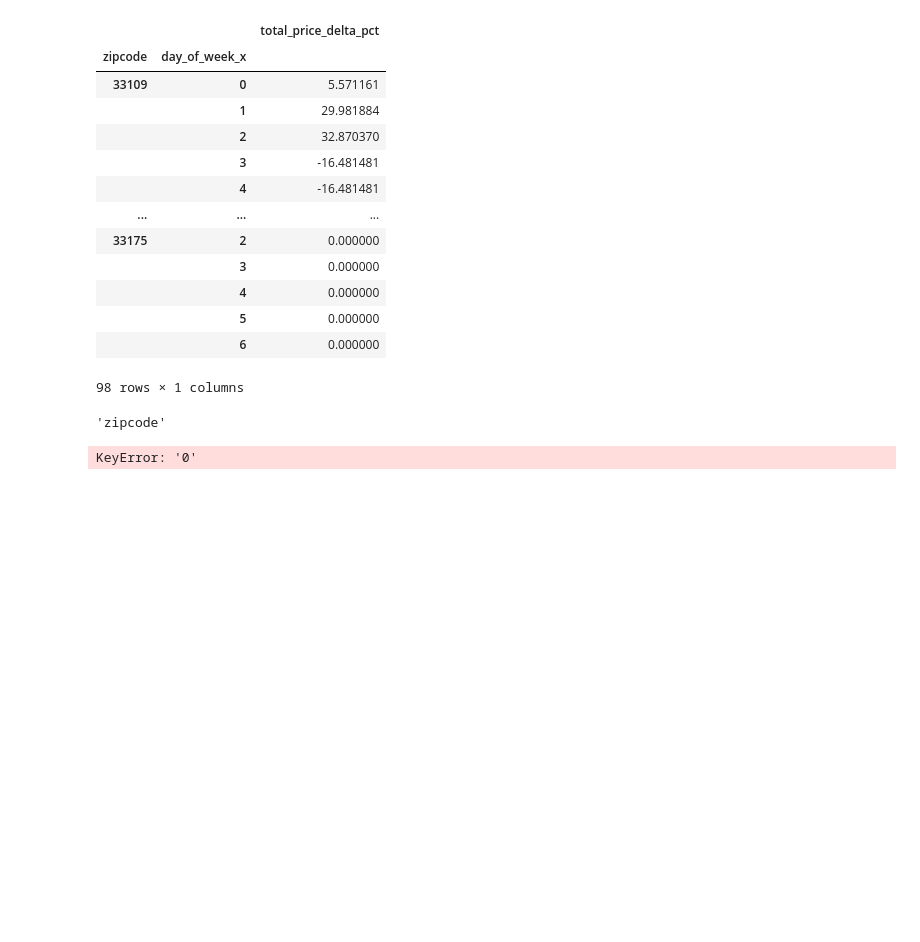
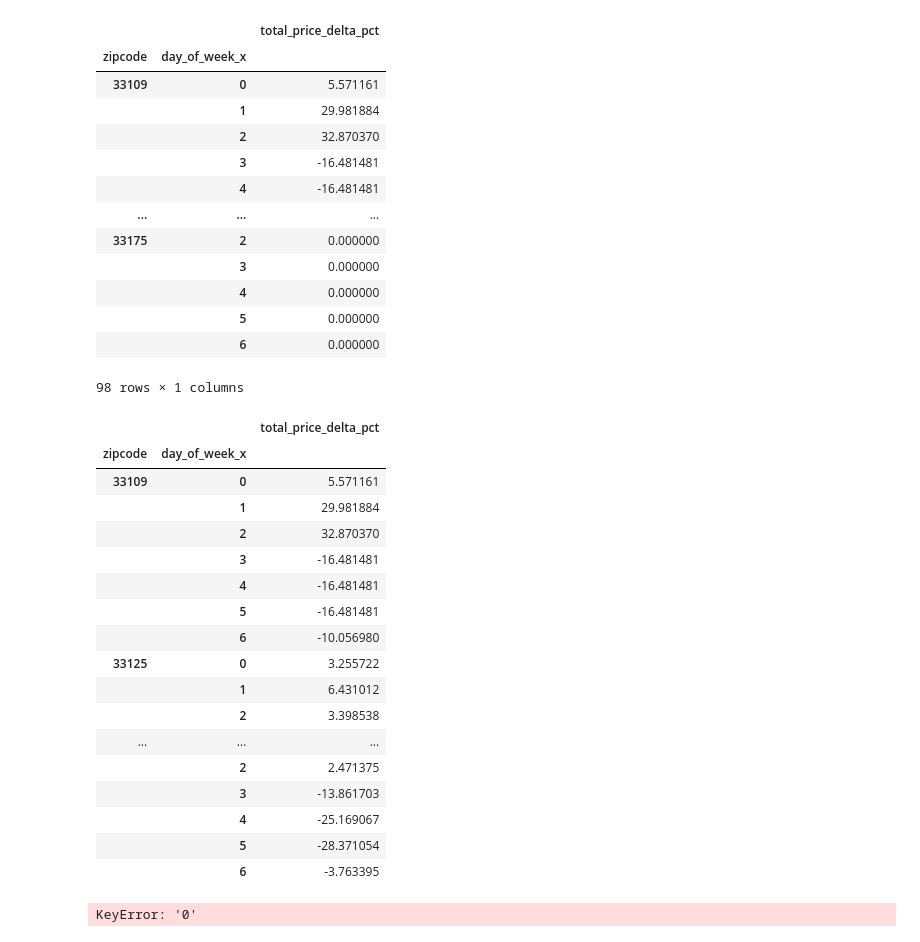
Before and after one commit to mattgilgo/airbnb_reports, a Jupyter notebook: price_eda.ipynb, the cells around one changed output. Drawn from its saved outputs; the diff is of its cells as text; code cells hidden in the pictures; blank space fills up the shorter version.

```diff
--- a/price_eda.ipynb
+++ b/price_eda.ipynb
@@ -472,10 +472,27 @@ florida_price_trends_zip_dow
 |  | 5 | 0.000000 |
 |  | 6 | 0.000000 |
 98 rows × 1 columns
-# %%
-florida_price_trends_zip_dow.keys()[0]
-# %% [output]
-'zipcode'
+# %%
+florida_price_trends_zip_dow.head(28)
+# %% [output]
+|  |  | total_price_delta_pct |
+| zipcode | day_of_week_x |  |
+| 33109 | 0 | 5.571161 |
+|  | 1 | 29.981884 |
+|  | 2 | 32.870370 |
+|  | 3 | -16.481481 |
+|  | 4 | -16.481481 |
+|  | 5 | -16.481481 |
+|  | 6 | -10.056980 |
+| 33125 | 0 | 3.255722 |
+|  | 1 | 6.431012 |
+|  | 2 | 3.398538 |
+| ... | ... | ... |
+|  | 2 | 2.471375 |
+|  | 3 | -13.861703 |
+|  | 4 | -25.169067 |
+|  | 5 | -28.371054 |
+|  | 6 | -3.763395 |
 # %%
 import plotly.graph_objects as go
 
```
